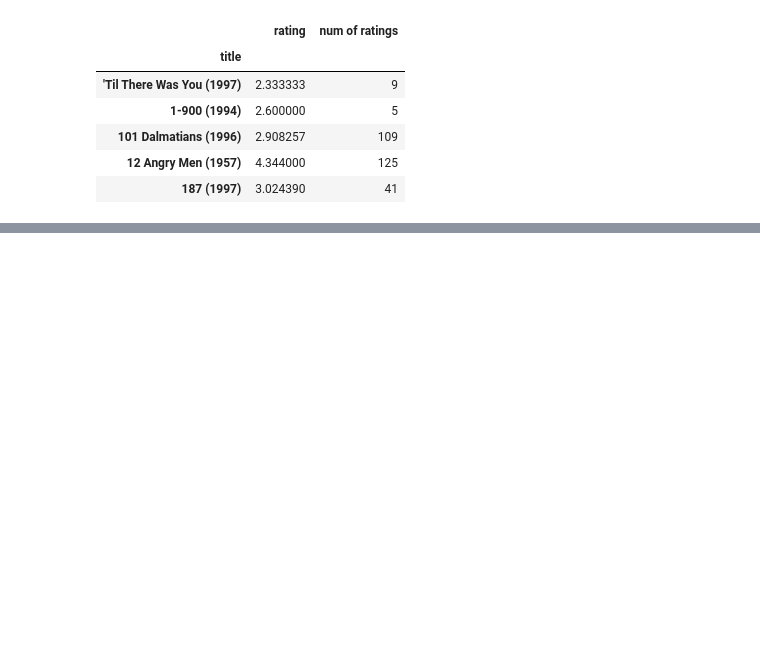
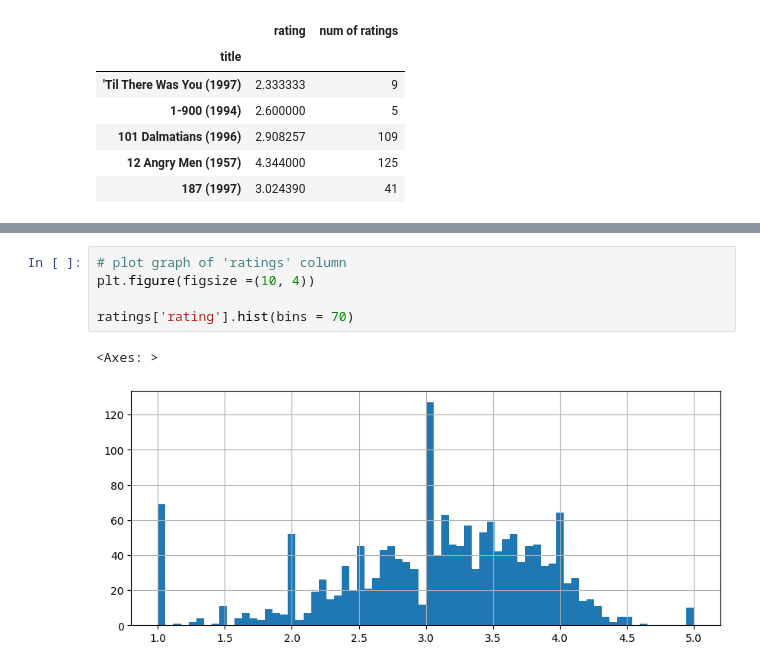
Before and after one commit to shashanknaik0/movie-recommendation-system, a Jupyter notebook: recommendation.ipynb, the cells around one changed output, grey strips where cells are left out. Saved outputs shown, nothing was run; the diff lists cells and outputs as text; blank space fills up the shorter version.

```diff
--- a/recommendation.ipynb
+++ b/recommendation.ipynb
@@ -84,0 +89,8 @@ sns.set_style('white')
+# %%
+# plot graph of 'ratings' column
+plt.figure(figsize =(10, 4))
+
+ratings['rating'].hist(bins = 70)
+# %% [output]
+<Axes: >
+[figure, added]
```
Also changed, not shown: parts of 1 cell of this notebook.
